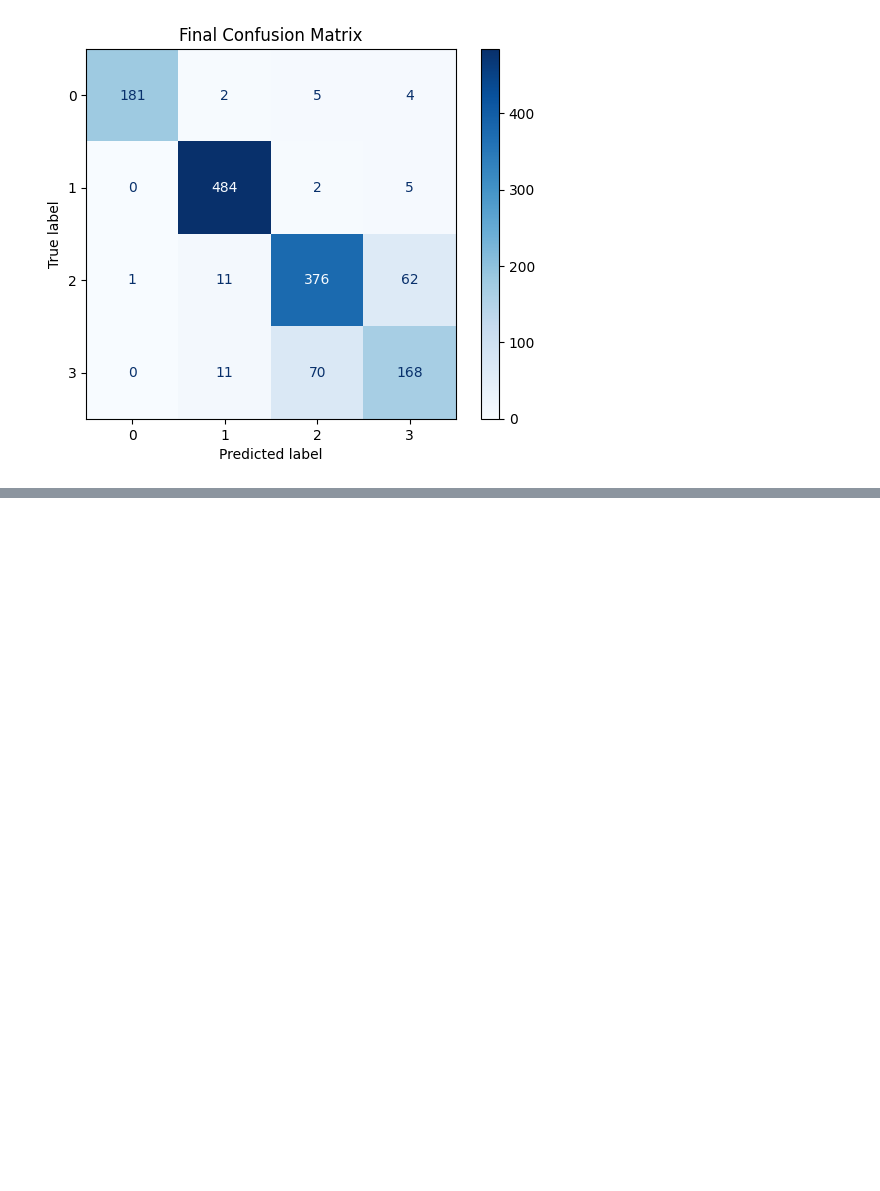
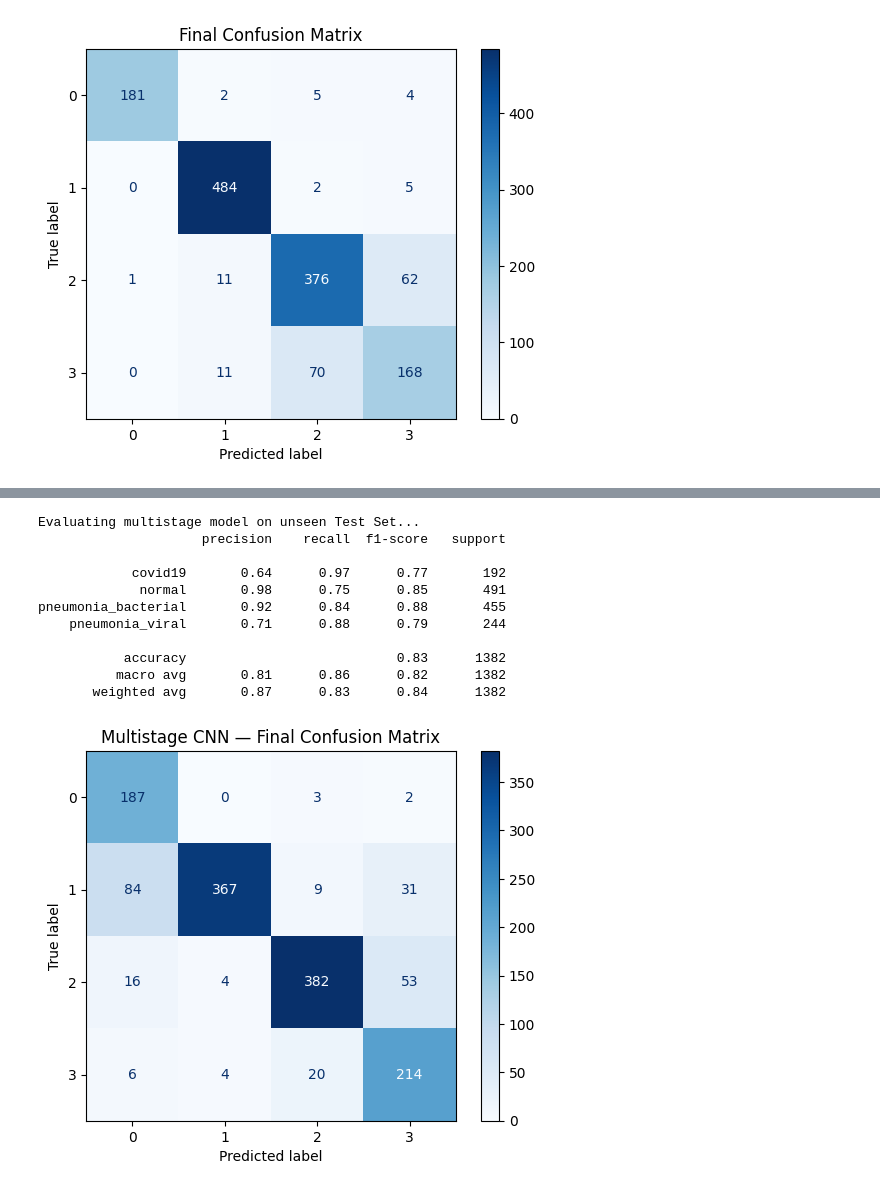
Before and after one commit to KCandy24/csc713m-mco, a Jupyter notebook: CNN.ipynb, the cells around one changed output, grey strips where cells are left out. Saved outputs shown, nothing was run; the diff lists cells and outputs as text; code cells hidden in the pictures; blank space fills up the shorter version.

```diff
--- a/CNN.ipynb
+++ b/CNN.ipynb
@@ -615,0 +404,3 @@ Pneumonia Bacterial       0.64      0.97      0.77       450
+# %%
+stage1 = tf.keras.models.load_model('lung_disease_model_cnn_s1.keras')
+stage2 = tf.keras.models.load_model('lung_disease_model_cnn_s2.keras')
@@ -615,0 +409,18 @@ Pneumonia Bacterial       0.64      0.97      0.77       450
+# %%
+s1_probs = stage1.predict(X_test)
+s1_preds = np.argmax(s1_probs, axis=1)
+
+final_preds = np.empty(len(X_test), dtype=np.int32)
+pneumo_idx  = np.where(s1_preds == S1_PNEUMO)[0]
+
+for i, idx in enumerate(pneumo_idx):
+    img = X_test[idx:idx+1]
+    s2_prob = stage2.predict(img, verbose=0)
+    s2_pred = np.argmax(s2_prob)
+    final_preds[idx] = ORIG_PNEUMO_BAC if s2_pred == S2_BACTERIAL else ORIG_PNEUMO_VIR
+
+for idx in range(len(X_test)):
+    if s1_preds[idx] == S1_COVID:
+        final_preds[idx] = ORIG_COVID
+    elif s1_preds[idx] == S1_NORMAL:
+        final_preds[idx] = ORIG_NORMAL
@@ -615,0 +429,24 @@ Pneumonia Bacterial       0.64      0.97      0.77       450
+# %%
+print("\nEvaluating multistage model on unseen Test Set...")
+class_names_orig = ['covid19', 'normal', 'pneumonia_bacterial', 'pneumonia_viral']
+
+print(classification_report(y_test_orig, final_preds, target_names=class_names_orig))
+
+cm = confusion_matrix(y_test_orig, final_preds)
+disp = ConfusionMatrixDisplay(confusion_matrix=cm)
+disp.plot(cmap=plt.cm.Blues)
+plt.title("Multistage CNN — Final Confusion Matrix")
+plt.show()
+# %% [output]
+Evaluating multistage model on unseen Test Set...
+                     precision    recall  f1-score   support
+
+            covid19       0.64      0.97      0.77       192
+             normal       0.98      0.75      0.85       491
+pneumonia_bacterial       0.92      0.84      0.88       455
+    pneumonia_viral       0.71      0.88      0.79       244
+
+           accuracy                           0.83      1382
+          macro avg       0.81      0.86      0.82      1382
+       weighted avg       0.87      0.83      0.84      1382
+[figure, added]
```
Also changed, not shown: parts of 30 cells of this notebook.
